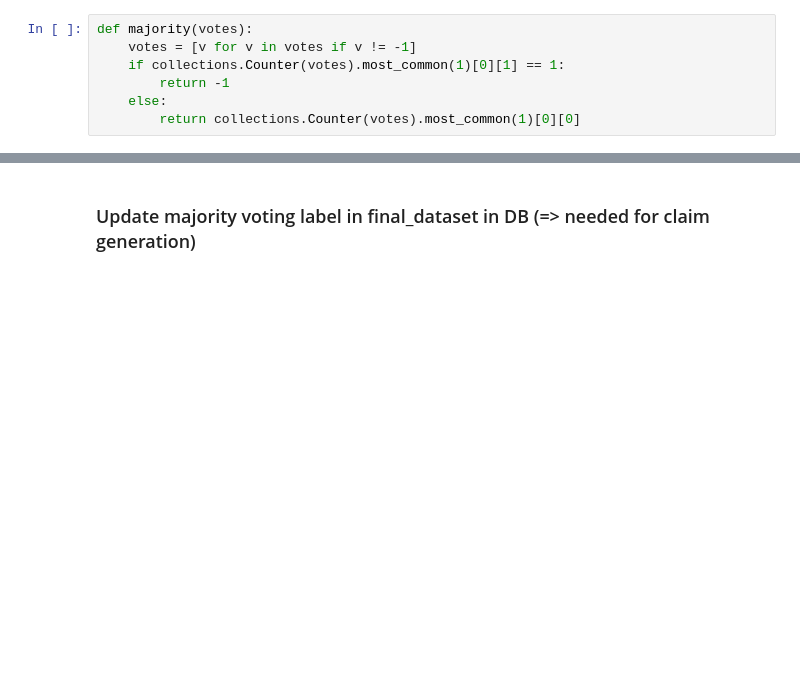
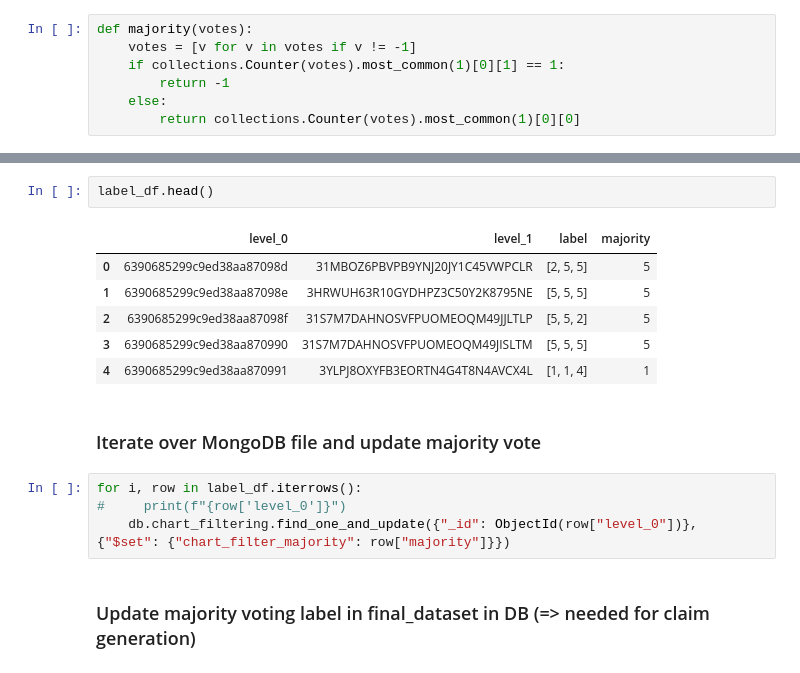
Before and after one commit to mubasharaak/chartfc_dataset_wikicommons, a Jupyter notebook: code/notebooks/Chartfc_postprocess_crowdsourcing.ipynb, the cells around one changed output, grey strips where cells are left out. Cells and saved outputs as stored; diff of their text form; blank space fills up the shorter version.

```diff
--- a/code/notebooks/Chartfc_postprocess_crowdsourcing.ipynb
+++ b/code/notebooks/Chartfc_postprocess_crowdsourcing.ipynb
@@ -433,3 +433,18 @@ print(len(df))
+# %%
+label_df.head()
+# %% [output]
+|  | level_0 | level_1 | label | majority |
+| 0 | 6390685299c9ed38aa87098d | 31MBOZ6PBVPB9YNJ20JY1C45VWPCLR | [2, 5, 5] | 5 |
+| 1 | 6390685299c9ed38aa87098e | 3HRWUH63R10GYDHPZ3C50Y2K8795NE | [5, 5, 5] | 5 |
+| 2 | 6390685299c9ed38aa87098f | 31S7M7DAHNOSVFPUOMEOQM49JJLTLP | [5, 5, 2] | 5 |
+| 3 | 6390685299c9ed38aa870990 | 31S7M7DAHNOSVFPUOMEOQM49JISLTM | [5, 5, 5] | 5 |
+| 4 | 6390685299c9ed38aa870991 | 3YLPJ8OXYFB3EORTN4G4T8N4AVCX4L | [1, 1, 4] | 1 |
+# %% [markdown]
+### Iterate over MongoDB file and update majority vote
+# %%
+for i, row in label_df.iterrows():
+#     print(f"{row['level_0']}")
+    db.chart_filtering.find_one_and_update({"_id": ObjectId(row["level_0"])}, {"$set": {"chart_filter_majority": row["majority"]}})
 # %% [markdown]
 ### Update majority voting label in final_dataset in DB (=> needed for claim generation)
 # %%
```
Also changed, not shown: parts of 16 cells of this notebook, 8 other files.
